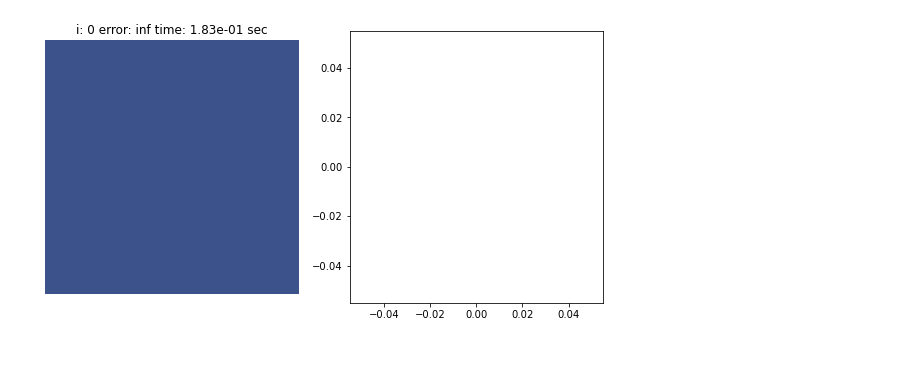
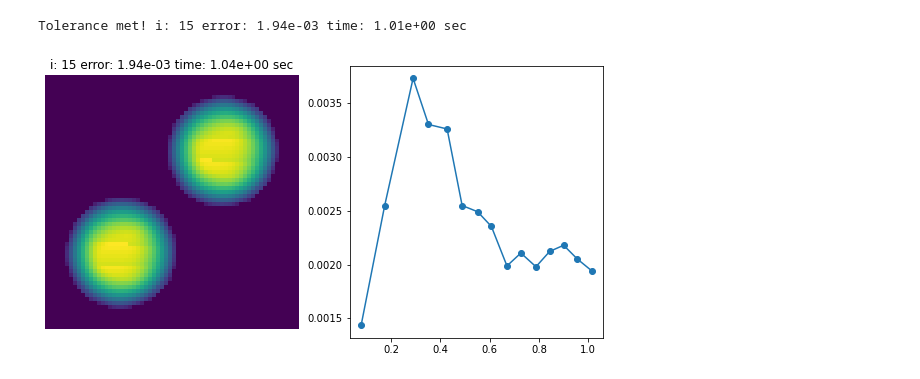
Before and after one commit to wonjunee/monotone-scheme, a Jupyter notebook: affine_PDE_2D.ipynb, the cells around one changed output. Saved outputs shown, nothing was run; the diff lists cells and outputs as text; code cells hidden in the pictures.

```diff
--- a/affine_PDE_2D.ipynb
+++ b/affine_PDE_2D.ipynb
@@ -46,6 +63,6 @@ plt.show()
 # %%
 # create an empty f
-n = 50
+n = 64
 f = np.zeros((n,n))
 u = np.zeros((n,n))
 
@@ -64,7 +81,7 @@ def f_ellipse():
 # f = f_ellipse()
 # f[(np.abs(X-0.5)<0.4) & (np.abs(Y-0.5)<0.4)] = 1
 # f[(np.abs(X-0.5)<0.3) & (np.abs(Y-0.5)<0.3)] = 1
-f[((X-0.3)**2 + (Y-0.3)**2 <0.3**2) | ((X-0.7)**2 + (Y-0.7)**2 <0.3**2)] = 1
+f[((X-0.3)**2 + (Y-0.3)**2 <0.22**2) | ((X-0.7)**2 + (Y-0.7)**2 <0.22**2)] = 1
 
 
 # returning contiguous arrays in memory
@@ -83,43 +100,64 @@ plt.show()
 # %%
-# make folder if not exists
-save_fig_path = 'figures'
-if not os.path.exists(save_fig_path):
-    os.makedirs(save_fig_path)
-save_data_path = 'data'
-if not os.path.exists(save_data_path):
-    os.makedirs(save_data_path)
-
 # optimization parameters
-max_iter = 1000
-tolerance= 1e-3
+max_iter = 15
+tolerance= 1.3e-3
 
 # initialize the HJ solver
-solver = Curv2DSolver(f, stencils, stencil_size)
+f_small = f[::2,::2]
+u_small = np.zeros((n//2,n//2))
+f_small = np.ascontiguousarray(f_small, dtype=np.float64)  # solution
+u_small = np.ascontiguousarray(u_small, dtype=np.float64)  # solution
+solver_small = Affine2DSolver(f_small, stencils, stencil_size)
+solver  = Affine2DSolver(f, stencils, stencil_size)
 
 # Running the iterations
 start_time = time.time()
 error_array = []
-for i in range(max_iter):
+time_array = []
+
+# for i in range(1,100):
+#     error = solver_small.perform_one_iteration(u_small)
+
+# interpolate(u, u_small)
+
+error = 1.0
+for i in tqdm.tqdm(range(1,max_iter+1)):
     error = solver.perform_one_iteration(u)
     error_array.append(error)
+    time_array.append(time.time() - start_time)
     # print(f"i: {i} error: {error:0.2e} time: {time.time() - start_time:0.2e} sec")
     # if error is less than tolerance stop the iteration
-    if error < tolerance:
+    if error < tolerance or i == max_iter:
+        print(f"Tolerance met! i: {i} error: {error:0.2e} time: {time.time() - start_time:0.2e} sec")
         break
     # save figures
-    if i % 10 == 0:
-        fig = plt.figure(figsize=(10,5))
-        ax = fig.add_subplot(121)
-        ax.contourf(X,Y,u)
-        ax.axis('off')
-        ax.set_aspect('equal')
-        title_str = f"i: {i} error: {error:0.2e} time: {time.time() - start_time:0.2e} sec"
-        plt.title(title_str)
-        ax = fig.add_subplot(122)
-        ax.plot(error_array,'o-')
-        plt.savefig(f"{save_fig_path}/fig-{i//10}.png")
-        plt.show()
-    # save data
+    # if i % 10 == 0:
+        # fig = plt.figure(figsize=(10,5))
+        # ax = fig.add_subplot(121)
+        # # ax.contourf(X,Y,u)
+        # ax.imshow(u, origin='lower')
+        # ax.axis('off')
+        # ax.set_aspect('equal')
+        # title_str = f"i: {i} error: {error:0.2e} time: {time.time() - start_time:0.2e} sec"
+        # plt.title(title_str)
+        # ax = fig.add_subplot(122)
+        # ax.plot(time_array, error_array,'o-')
+        # plt.savefig(f"{save_fig_path}/fig-{i//10}.png")
+        # plt.show()
+    # save dat
     if i % 100 == 0:
         np.save(f"{save_data_path}/data-{i//100}.npy",u)
+
+fig = plt.figure(figsize=(10,5))
+ax = fig.add_subplot(121)
+# ax.contourf(X,Y,u)
+ax.imshow(u, origin='lower')
+ax.axis('off')
+ax.set_aspect('equal')
+title_str = f"i: {i} error: {error:0.2e} time: {time.time() - start_time:0.2e} sec"
+plt.title(title_str)
+ax = fig.add_subplot(122)
+ax.plot(time_array, error_array,'o-')
+plt.savefig(f"{save_fig_path}/fig-{i//10}.png")
+plt.show()
 # %% [output]
@@ -127 +166,2 @@ Constructor finished. n:  50 stencil size:  3 number of stencils:  32
+Tolerance met! i: 15 error: 1.94e-03 time: 1.01e+00 sec
-[figure, old version]
+[figure, new version]
```
Also changed, not shown: parts of 7 cells of this notebook, 5 other files.
